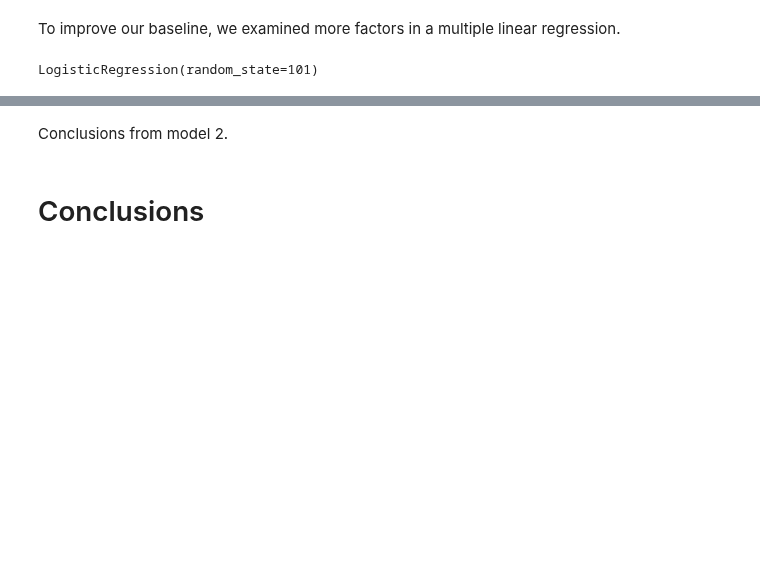
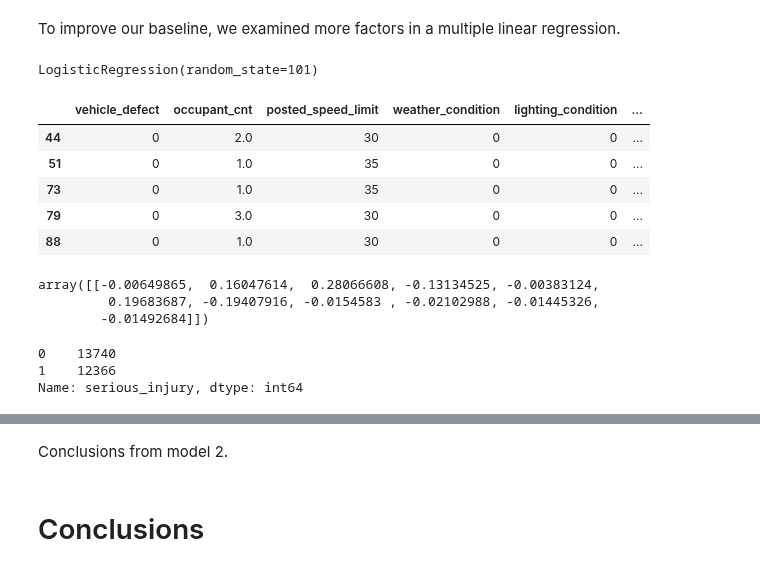
Before and after one commit to Jmanitou/Chicago_Car_Crash_Analysis, a Jupyter notebook: Chicago_Car_Crash.ipynb, the cells around one changed output, grey strips where cells are left out. Cells and saved outputs as stored; diff of their text form; code cells hidden in the pictures; blank space fills up the shorter version.

```diff
--- a/Chicago_Car_Crash.ipynb
+++ b/Chicago_Car_Crash.ipynb
@@ -453,6 +448,27 @@ log = LogisticRegression(random_state=101)
 log.fit(X_train_oversampled, y_train_oversampled)
 # %% [output]
 LogisticRegression(random_state=101)
+# %%
+X.head()
+# %% [output]
+|  | vehicle_defect | occupant_cnt | posted_speed_limit | weather_condition | lighting_condition | ... |
+| 44 | 0 | 2.0 | 30 | 0 | 0 | ... |
+| 51 | 0 | 1.0 | 35 | 0 | 0 | ... |
+| 73 | 0 | 1.0 | 35 | 0 | 0 | ... |
+| 79 | 0 | 3.0 | 30 | 0 | 0 | ... |
+| 88 | 0 | 1.0 | 30 | 0 | 0 | ... |
+# %%
+log.coef_
+# %% [output]
+array([[-0.00649865,  0.16047614,  0.28066608, -0.13134525, -0.00383124,
+         0.19683687, -0.19407916, -0.0154583 , -0.02102988, -0.01445326,
+        -0.01492684]])
+# %%
+y_train_oversampled.value_counts()
+# %% [output]
+0    13740
+1    12366
+Name: serious_injury, dtype: int64
 # %%
 print('Training:', log.score(X_train_oversampled, y_train_oversampled))
 print('Testing:', log.score(X_test_scaled, y_test))
```
Also changed, not shown: parts of 18 cells of this notebook, 2 other files.
